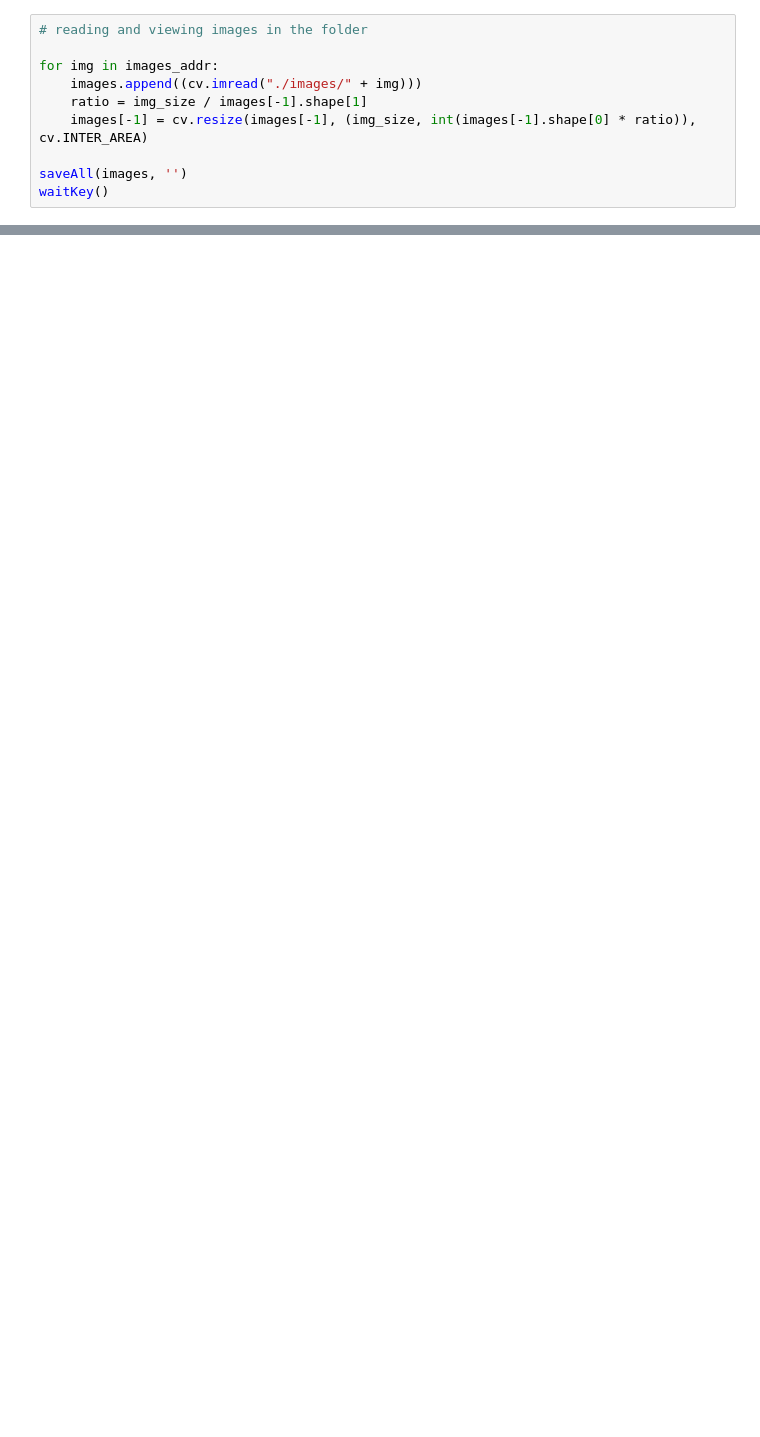
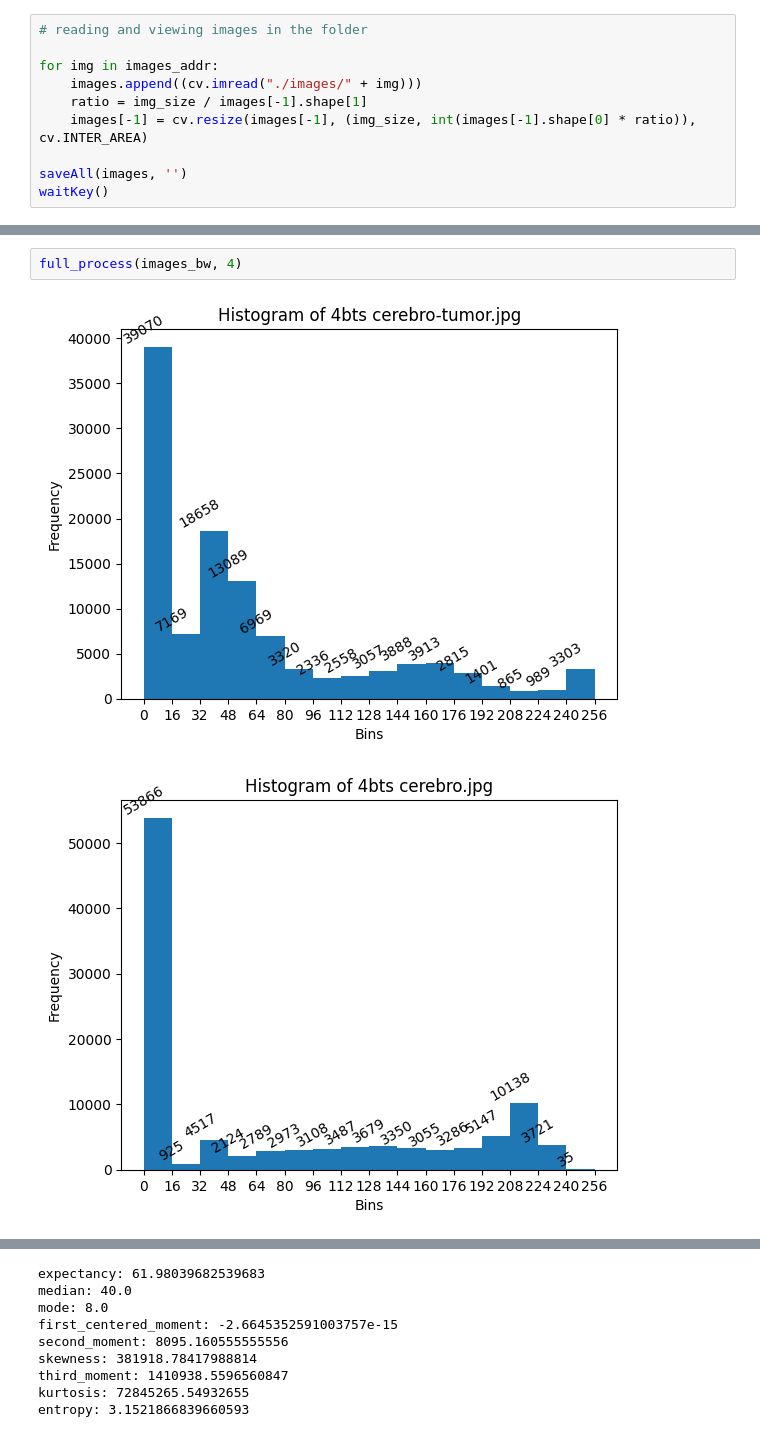
Before and after one commit to gtambara/stochastic-processes, a Jupyter notebook: project-1-requantization-and-analysis/proj1.ipynb, the cells around one changed output, grey strips where cells are left out. Saved outputs shown, nothing was run; the diff lists cells and outputs as text; blank space fills up the shorter version.

```diff
--- a/project-1-requantization-and-analysis/proj1.ipynb
+++ b/project-1-requantization-and-analysis/proj1.ipynb
@@ -177,0 +266,5 @@ waitKey()
+# %%
+full_process(images_bw, 4)
+# %% [output]
+[figure, added]
+[figure, added]
@@ -177,0 +275,9 @@ waitKey()
+expectancy: 61.98039682539683
+median: 40.0
+mode: 8.0
+first_centered_moment: -2.6645352591003757e-15
+second_moment: 8095.160555555556
+skewness: 381918.78417988814
+third_moment: 1410938.5596560847
+kurtosis: 72845265.54932655
+entropy: 3.1521866839660593
```
Also changed, not shown: parts of 14 cells of this notebook, 44 other files.
